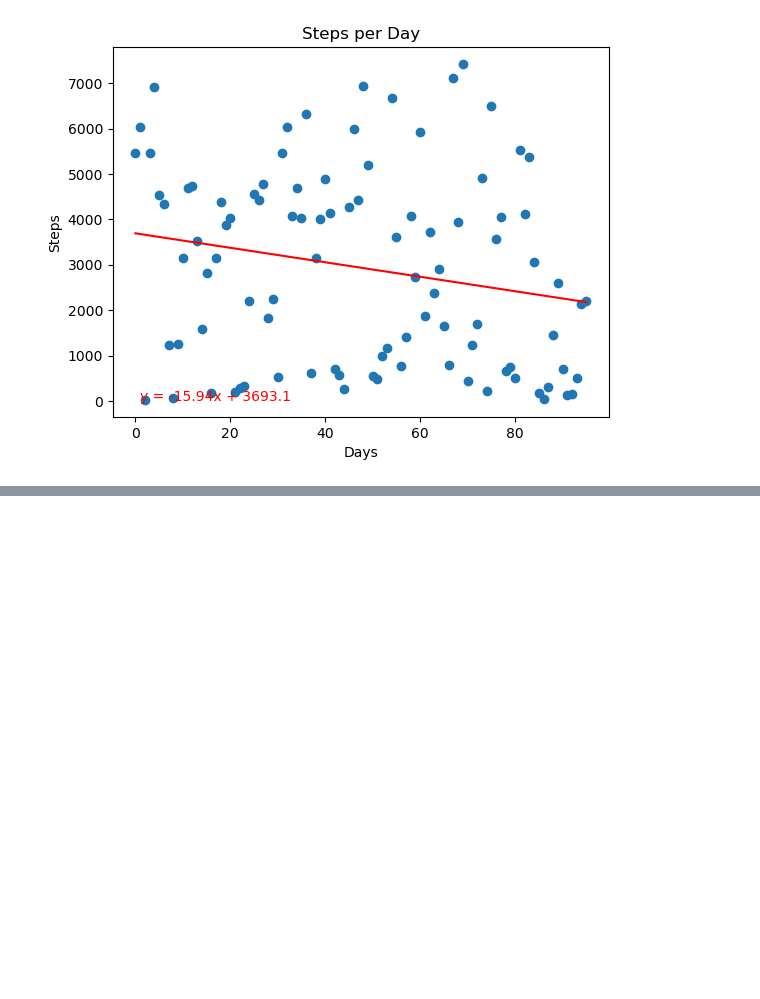
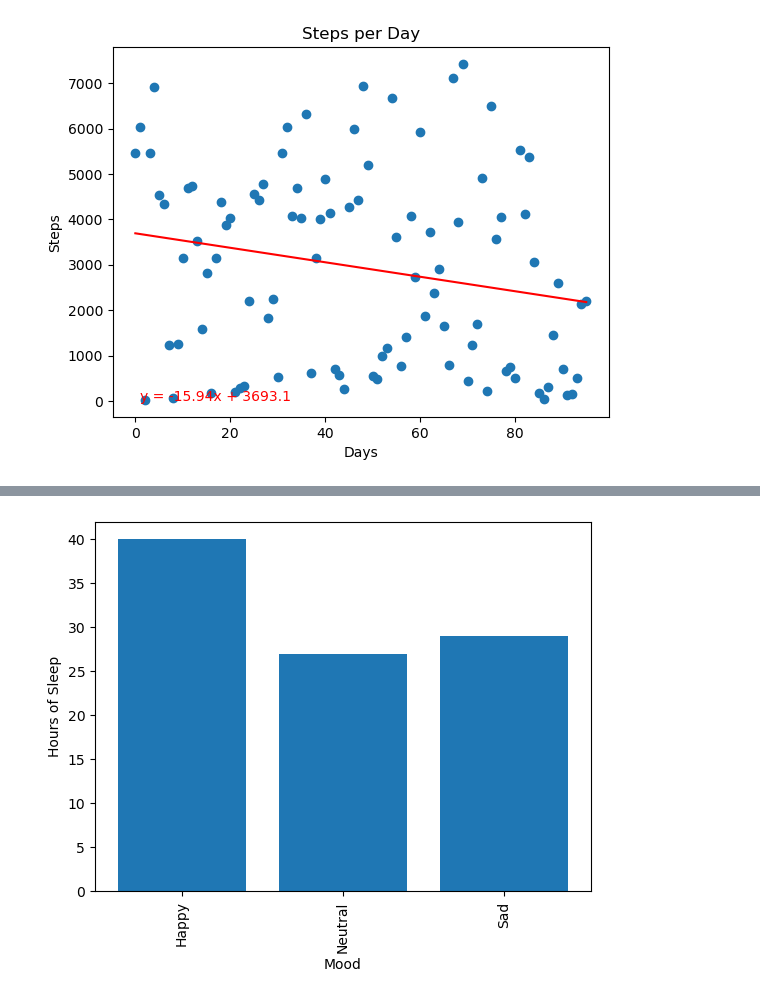
Before and after one commit to jgillas/Project_One_Group_3, a Jupyter notebook: Project 1- Fitness.ipynb, the cells around one changed output, grey strips where cells are left out. Cells and saved outputs as stored; diff of their text form; code cells hidden in the pictures; blank space fills up the shorter version.

```diff
--- a/Project 1- Fitness.ipynb
+++ b/Project 1- Fitness.ipynb
@@ -181,2 +183,11 @@ The r-squared is: 0.04291890669621571
 # %%
 #bar chart for hours of sleep and mood
+
+mood_sleep_df = mood_df['hours_of_sleep'].count()
+plt.bar(mood_sleep_df.index, mood_sleep_df.values)
+plt.ylabel('Hours of Sleep')
+plt.xlabel('Mood')
+plt.xticks(rotation='vertical')
+plt.show()
+# %% [output]
+[figure, added]
```
Also changed, not shown: parts of 9 cells of this notebook.
